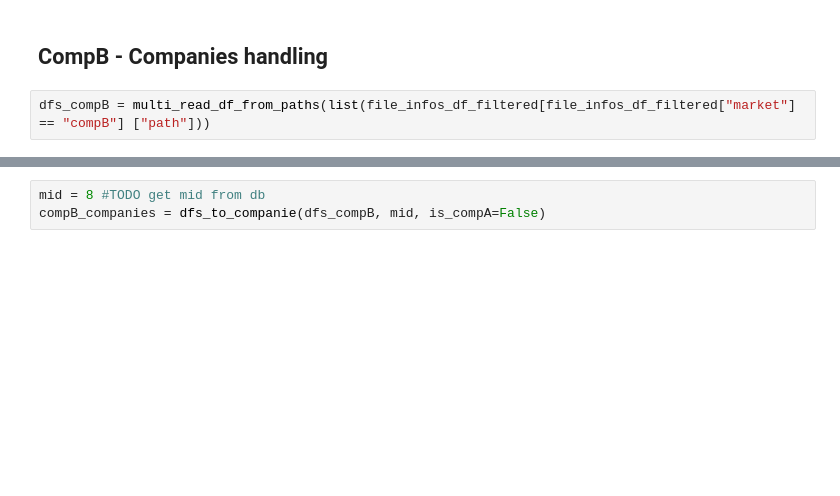
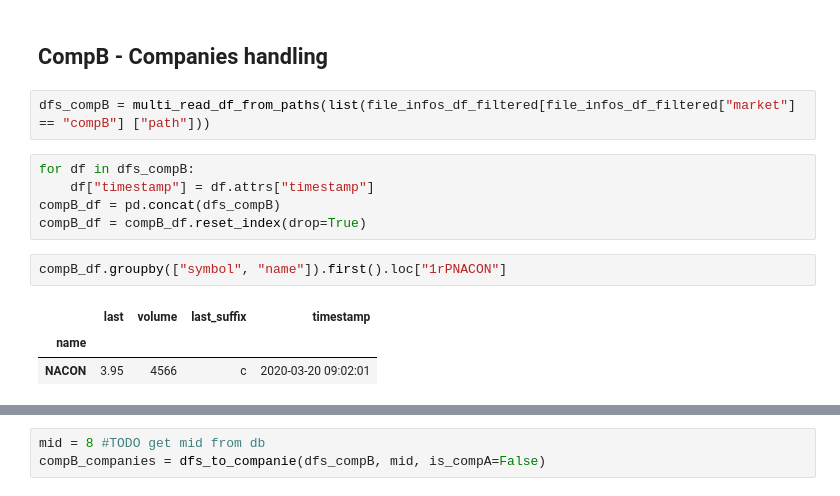
Before and after one commit to camilziane/bourse_big_data, a Jupyter notebook: analyzer/analyzer_playground.ipynb, the cells around one changed output, grey strips where cells are left out. Saved outputs shown, nothing was run; the diff lists cells and outputs as text; blank space fills up the shorter version.

```diff
--- a/analyzer/analyzer_playground.ipynb
+++ b/analyzer/analyzer_playground.ipynb
@@ -209,3 +231,14 @@ symbol_paris_compA = set(compA_companies[compA_companies["mid"] == 7]["symbol"])
 ## CompB - Companies handling
 # %%
 dfs_compB = multi_read_df_from_paths(list(file_infos_df_filtered[file_infos_df_filtered["market"] == "compB"] ["path"]))
+# %%
+for df in dfs_compB:
+    df["timestamp"] = df.attrs["timestamp"]
+compB_df = pd.concat(dfs_compB)
+compB_df = compB_df.reset_index(drop=True)
+# %%
+compB_df.groupby(["symbol", "name"]).first().loc["1rPNACON"]
+# %% [output]
+|  | last | volume | last_suffix | timestamp |
+| name |  |  |  |  |
+| NACON | 3.95 | 4566 | c | 2020-03-20 09:02:01 |
```
Also changed, not shown: parts of 16 cells of this notebook.
